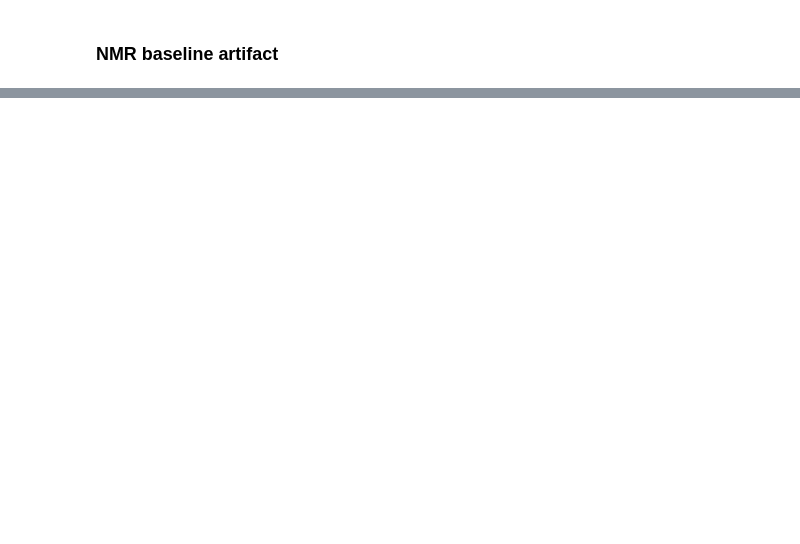
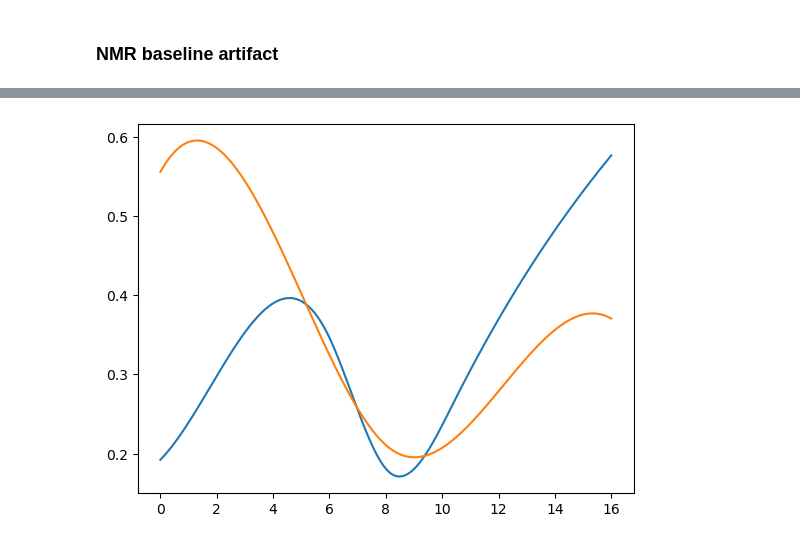
Before and after one commit to sejin8642/ftnmr, a Jupyter notebook: scripts/nb.ipynb, the cells around one changed output, grey strips where cells are left out. Cells and saved outputs as stored; diff of their text form; code cells hidden in the pictures; blank space fills up the shorter version.

```diff
--- a/scripts/nb.ipynb
+++ b/scripts/nb.ipynb
@@ -433,0 +420,6 @@ y = interpolate.splev(x, tck, der=0)
+# %%
+plt.plot(spec.shift, yr)
+plt.plot(spec.shift, yi)
+plt.show()
+# %% [output]
+[figure, added]
```
Also changed, not shown: parts of 38 cells of this notebook, 1 other file.
